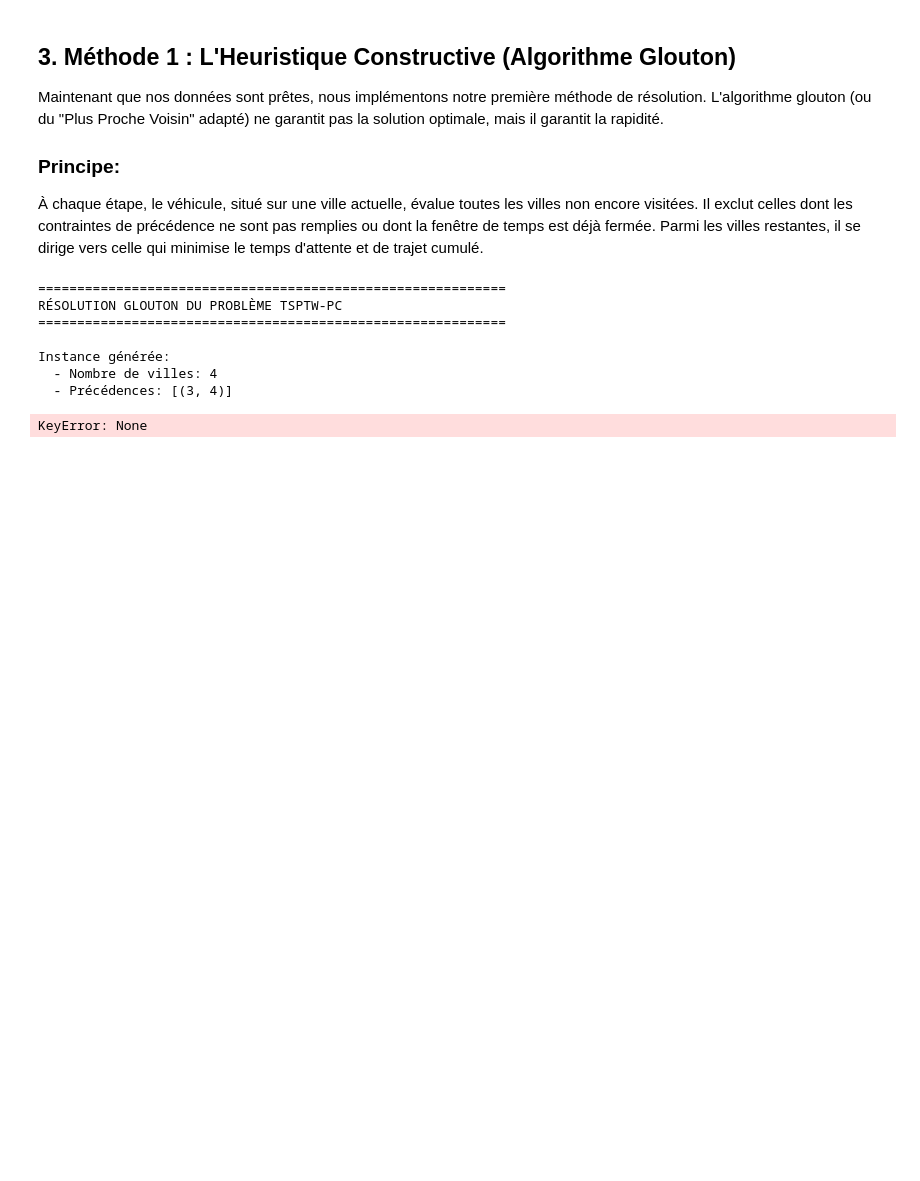
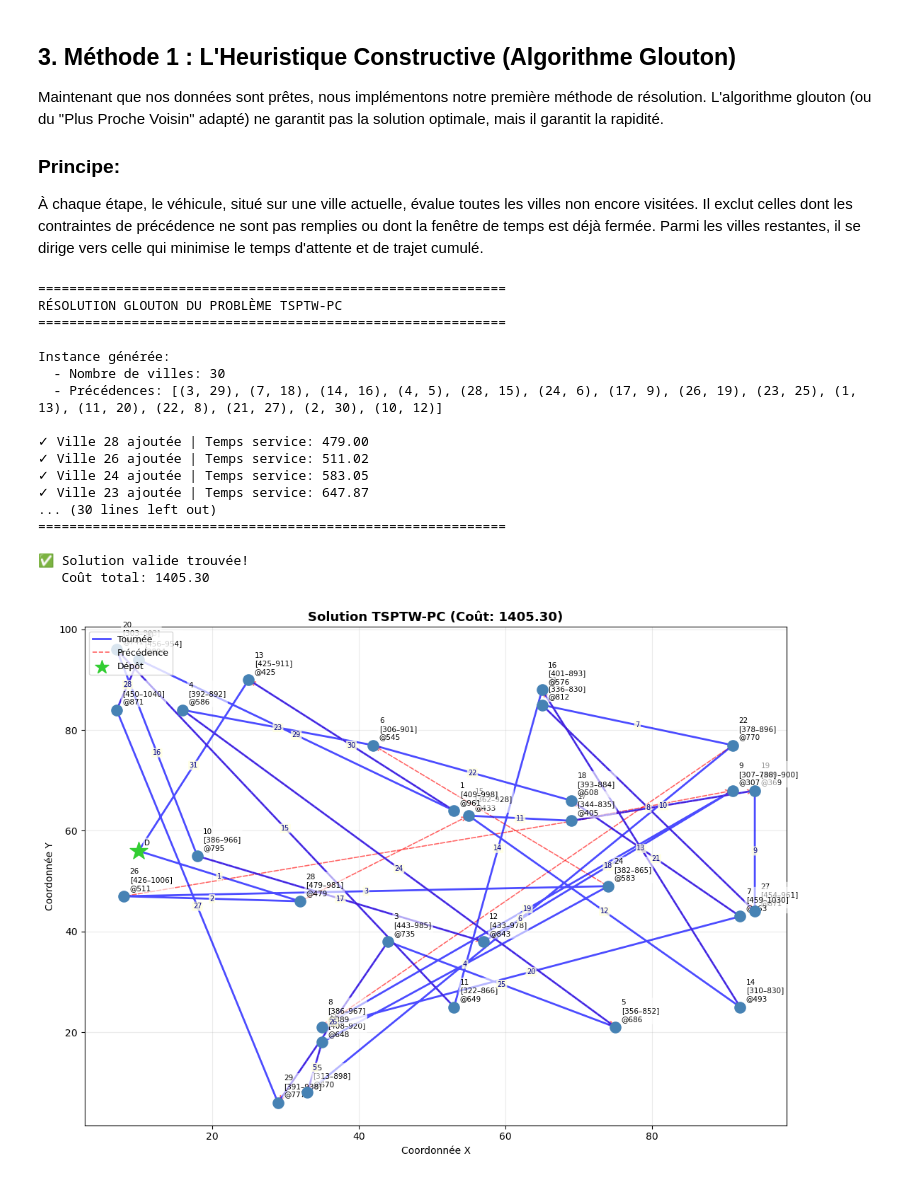
Before and after one commit to issouuf/projet_recherche_op, a Jupyter notebook: projet.ipynb, the cells around one changed output. Saved outputs shown, nothing was run; the diff lists cells and outputs as text; code cells hidden in the pictures; blank space fills up the shorter version.

```diff
--- a/projet.ipynb
+++ b/projet.ipynb
@@ -253,16 +253,13 @@ def resoudre_glouton(instance):
 
         # ========== ÉTAPE 4: Choisir la meilleure ville selon le critère glouton ==========
         # Critère intelligent: minimiser (temps_trajet + attente estimée)
-        meilleure_ville = None
-        meilleur_score = float('inf')
-
         for ville_candidate in villes_candidates:
             temps_trajet = instance.matrice_temps[ville_courante][ville_candidate]
             temps_arrivee = temps_actuel + instance.service_times[ville_courante] + temps_trajet
-            e_i, l_i = instance.time_windows[meilleure_ville]
+
+            e_i, l_i = instance.time_windows[ville_candidate]
 
             DUREE_JOUR = 1440
-
             heure_jour = temps_arrivee % DUREE_JOUR
 
             if heure_jour <= l_i:
@@ -272,10 +269,12 @@ def resoudre_glouton(instance):
                 temps_debut_service = temps_arrivee + attente
 
             score = temps_debut_service
-
+            meilleur_score = float('inf')
             if score < meilleur_score:
                 meilleur_score = score
                 meilleure_ville = ville_candidate
+                meilleur_temps_debut = temps_debut_service
+                meilleur_arrivee = temps_arrivee
 
 
         # ========== ÉTAPE 5: Mettre à jour l'état ==========
@@ -283,28 +282,10 @@ def resoudre_glouton(instance):
         tournee.append(meilleure_ville)
         villes_non_visitees.remove(meilleure_ville)
 
-        # Mettre à jour le temps actuel
-        temps_trajet = instance.matrice_temps[ville_courante][meilleure_ville]
-        temps_arrivee = temps_actuel + instance.service_times[ville_courante] + temps_trajet
-        e_i, l_i = instance.time_windows[meilleure_ville]
+        temps_actuel = meilleur_temps_debut
+        temps_service[meilleure_ville] = meilleur_temps_debut
 
-        # On attend si on arrive avant l'ouverture
-        DUREE_JOUR = 1440
-
-        heure_jour = temps_arrivee % DUREE_JOUR
-        e_i, l_i = instance.time_windows[ville_candidate]
-
-        if heure_jour <= l_i:
-            # même jour
-            temps_debut_service = temps_arrivee + max(0, e_i - heure_jour)
-        else:
-            # lendemain
-            attente = (DUREE_JOUR - heure_jour) + e_i
-            temps_debut_service = temps_arrivee + attente
-        temps_actuel = temps_debut_service  # Le temps actuel = temps de début de service
-        temps_service[meilleure_ville] = temps_debut_service
-
-        print(f"✓ Ville {meilleure_ville} ajoutée | Temps service: {temps_debut_service:.2f} | Fenêtre: [{e_i}, {l_i}]")
+        print(f"✓ Ville {meilleure_ville} ajoutée | Temps service: {meilleur_temps_debut:.2f}")
 
     # ========== RETOUR AU DÉPÔT ==========
     ville_courante = tournee[-1]
@@ -419,36 +475,46 @@ if __name__ == "__main__":
     print("=" * 60 + "\n")
 
     # Créer une instance de test
-    test_instance = InstanceTSPTW(n_villes=4, num_precedences=1)
+    test_instance = InstanceTSPTW(n_villes=30, num_precedences=30)
 
     print(f"Instance générée:")
     print(f"  - Nombre de villes: {test_instance.n_villes}")
     print(f"  - Précédences: {test_instance.precedences}\n")
 
     # Résoudre avec l'algorithme glouton
     tournee, temps_total, temps_service = resoudre_glouton(test_instance)
 
     if tournee is not None:
         # Vérifier la validité
         cout = calculer_cout_tournee(tournee, test_instance)
 
         if cout != float('inf'):
             print(f"✅ Solution valide trouvée!")
             print(f"   Coût total: {cout:.2f}\n")
 
             # Visualiser
             visualiser_solution(tournee, test_instance,
                               f"Solution TSPTW-PC (Coût: {cout:.2f})")
         else:
             print(f"❌ Solution invalide détectée")
     else:
         print(f"❌ Impossible de trouver une solution")
 # %% [output]
 ============================================================
 RÉSOLUTION GLOUTON DU PROBLÈME TSPTW-PC
 ============================================================
 
 Instance générée:
-  - Nombre de villes: 4
-  - Précédences: [(3, 4)]
+  - Nombre de villes: 30
+  - Précédences: [(3, 29), (7, 18), (14, 16), (4, 5), (28, 15), (24, 6), (17, 9), (26, 19), (23, 25), (1, 13), (11, 20), (22, 8), (21, 27), (2, 30), (10, 12)]
+
+✓ Ville 28 ajoutée | Temps service: 479.00
+✓ Ville 26 ajoutée | Temps service: 511.02
+✓ Ville 24 ajoutée | Temps service: 583.05
+✓ Ville 23 ajoutée | Temps service: 647.87
+... (30 lines left out)
+============================================================
+
+✅ Solution valide trouvée!
+   Coût total: 1405.30
-KeyError: None
+[figure, added]
```
Also changed, not shown: parts of 1 cell of this notebook.
